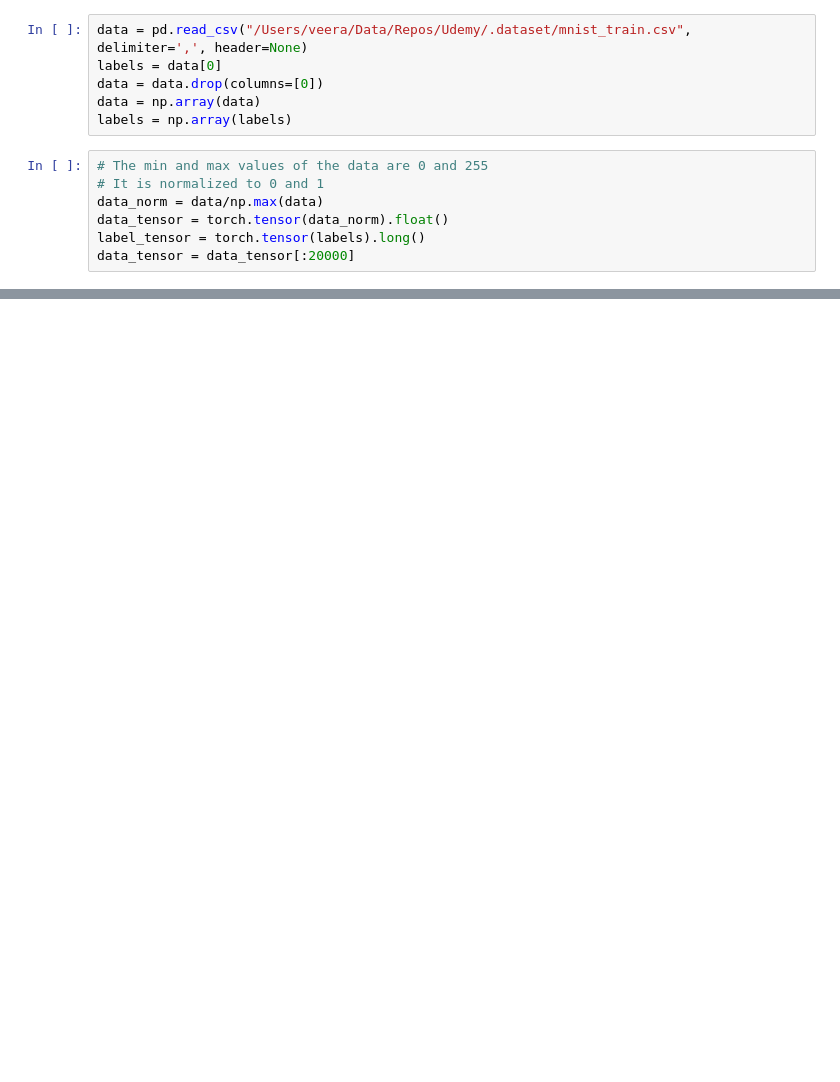
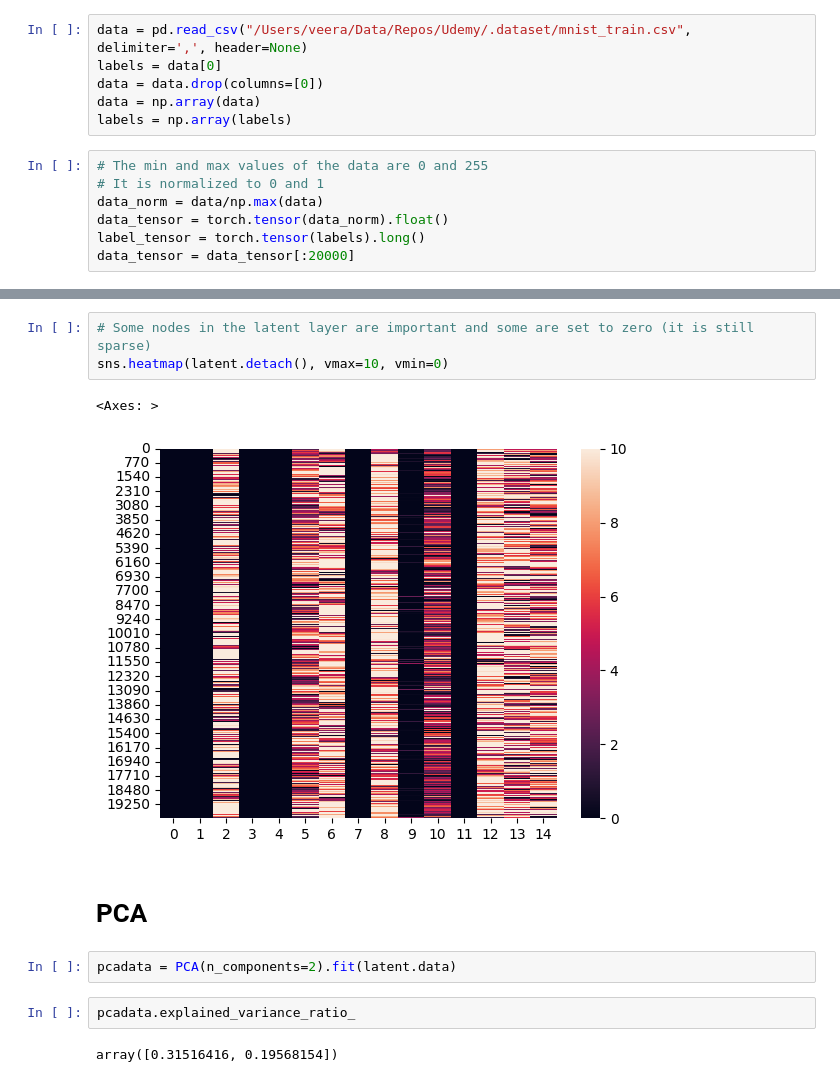
Before and after one commit to veera1994/Udemy, a Jupyter notebook: deep_learning_pytorch/autoencoders/latent_space_exploration.ipynb, the cells around one changed output, grey strips where cells are left out. Cells and saved outputs as stored; diff of their text form; blank space fills up the shorter version.

```diff
--- a/deep_learning_pytorch/autoencoders/latent_space_exploration.ipynb
+++ b/deep_learning_pytorch/autoencoders/latent_space_exploration.ipynb
@@ -114,0 +126,14 @@ plt.show()
+# %%
+# Some nodes in the latent layer are important and some are set to zero (it is still sparse)
+sns.heatmap(latent.detach(), vmax=10, vmin=0)
+# %% [output]
+<Axes: >
+[figure, added]
+# %% [markdown]
+# PCA
+# %%
+pcadata = PCA(n_components=2).fit(latent.data)
+# %%
+pcadata.explained_variance_ratio_
+# %% [output]
+array([0.31516416, 0.19568154])
```
Also changed, not shown: parts of 18 cells of this notebook, 1 other file.
